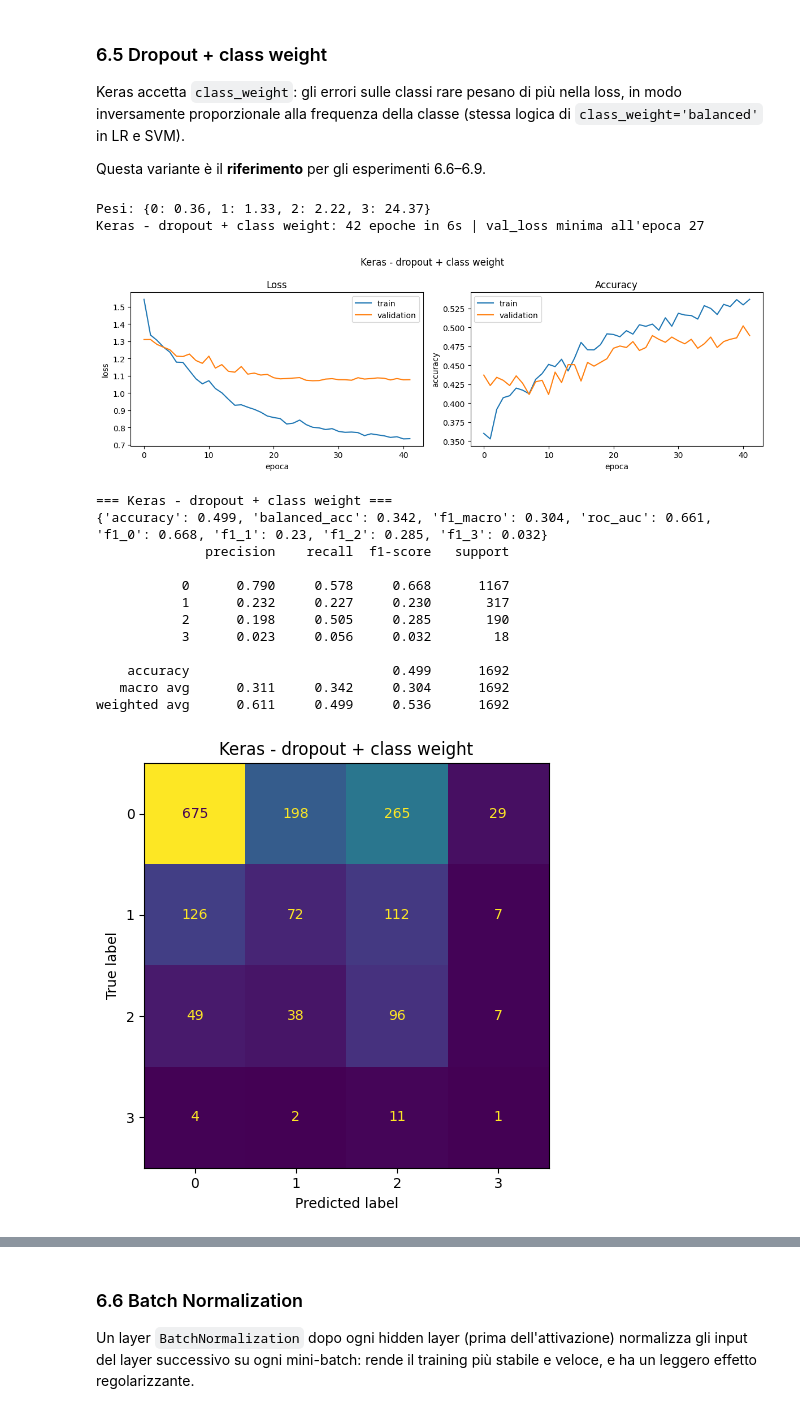
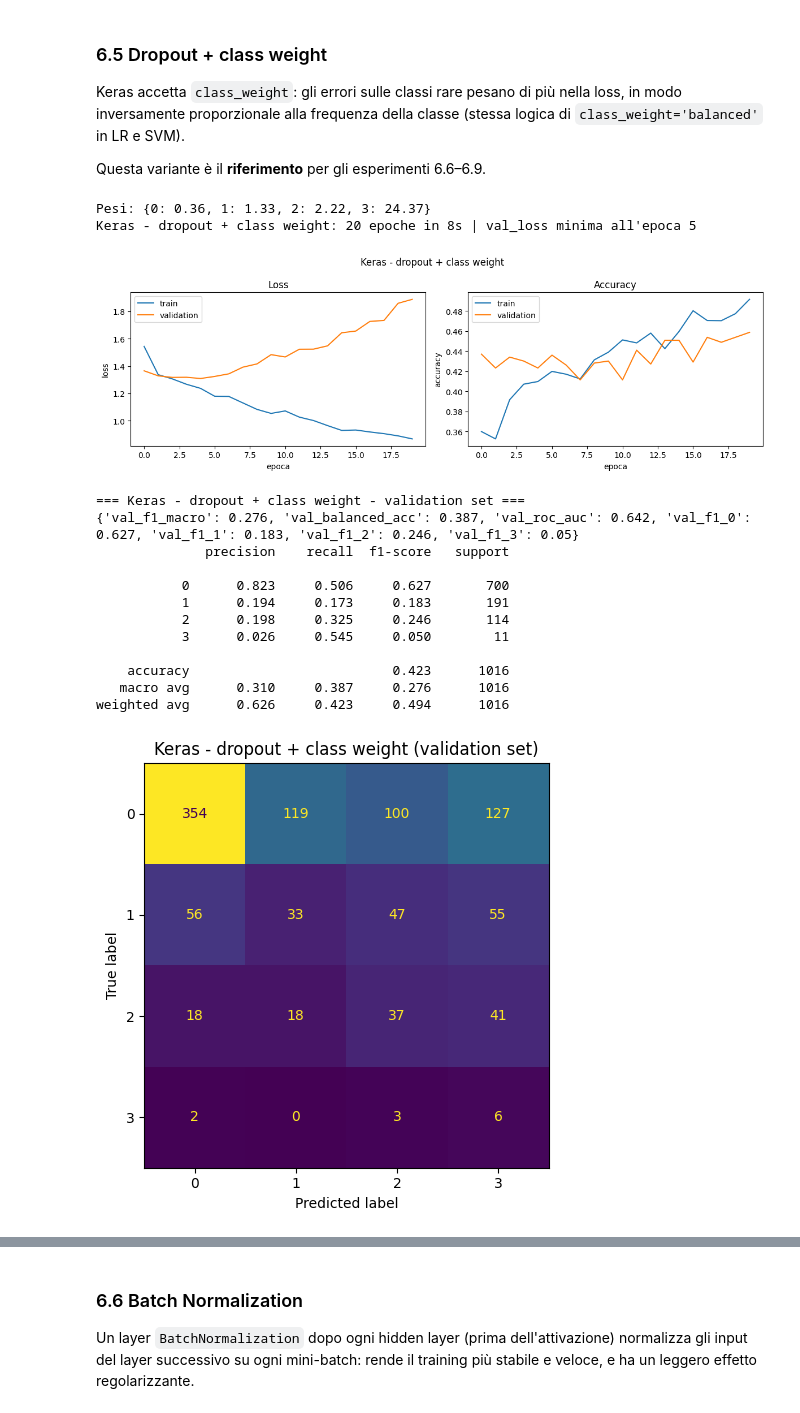
Before and after one commit to pietrogagliardi733/DATA-MINING-2-, a Jupyter notebook: ADVANCED CLASSIFICATION/NEURAL_NETWORK.ipynb, the cells around one changed output, grey strips where cells are left out. Drawn from its saved outputs; the diff is of its cells as text; code cells hidden in the pictures.

```diff
--- a/ADVANCED CLASSIFICATION/NEURAL_NETWORK.ipynb
+++ b/ADVANCED CLASSIFICATION/NEURAL_NETWORK.ipynb
@@ -148,8 +148,9 @@ def valuta(nome, modello, stampa=True):
     return valuta_prob(nome, y_pred, y_prob, stampa=stampa)
 
 
-def plot_confusion(y_pred, titolo):
-    ConfusionMatrixDisplay.from_predictions(y_test, y_pred, labels=CLASSI, colorbar=False)
+def plot_confusion(y_pred, titolo, y_true=None):
+    y_true = y_test if y_true is None else y_true
+    ConfusionMatrixDisplay.from_predictions(y_true, y_pred, labels=CLASSI, colorbar=False)
     plt.title(titolo); plt.tight_layout(); plt.show()
 
 
@@ -426,19 +438,46 @@ def build_model(**kwargs):
     return make_net(n_features, n_classes, **kwargs)
 
 
+risultati_val = []   # metriche sul validation set: servono a confrontare le varianti (sezioni 6 e 7)
+
 def train_and_eval(nome, model, callbacks=None, class_weight=None, epochs=EPOCHS):
+    # In Keras class_weight pesa solo la loss di training. Per far misurare alla val_loss lo stesso
+    # obiettivo (early stopping e ReduceLROnPlateau la usano), alla validazione si passano gli stessi
+    # pesi come sample_weight.
+    if class_weight is not None:
+        w_val = y_val.map(class_weight).values.astype('float32')
+        val_data = (X_val_p, y_val, w_val)
+    else:
+        val_data = (X_val_p, y_val)
+
     t0 = time.time()
-    hist = model.fit(X_tr_p, y_tr, validation_data=(X_val_p, y_val),
+    hist = model.fit(X_tr_p, y_tr, validation_data=val_data,
                      epochs=epochs, batch_size=BATCH_SIZE, callbacks=callbacks,
                      class_weight=class_weight, verbose=0)
     n_ep = len(hist.history['loss'])
     best_ep = int(np.argmin(hist.history['val_loss'])) + 1
     print(f'{nome}: {n_ep} epoche in {time.time() - t0:.0f}s | val_loss minima all\'epoca {best_ep}')
     plot_history(hist, nome)
+
+    # Valutazione sul VALIDATION set (usata per i confronti e le scelte delle sezioni 6-7)
+    p_val = model.predict(X_val_p, verbose=0)
+    yv_pred = p_val.argmax(axis=1)
+    res_val = {'modello': nome,
+               'val_f1_macro': f1_score(y_val, yv_pred, average='macro'),
+               'val_balanced_acc': balanced_accuracy_score(y_val, yv_pred),
+               'val_roc_auc': roc_auc_score(y_val, p_val, multi_class='ovr', average='macro'),
+               'epoche': n_ep, 'epoca_migliore': best_ep}
+    for k, v in zip(CLASSI, f1_score(y_val, yv_pred, average=None, labels=CLASSI, zero_division=0)):
+        res_val[f'val_f1_{k}'] = v
+    risultati_val.append(res_val)
+    print(f'=== {nome} - validation set ===')
+    print({k: round(float(v), 3) for k, v in res_val.items() if k not in ('modello', 'epoche', 'epoca_migliore')})
+    print(classification_report(y_val, yv_pred, digits=3, zero_division=0))
+
+    # Valutazione sul TEST set: salvata in silenzio, viene mostrata solo nel confronto finale (sezione 9)
     y_prob = model.predict(X_te_p, verbose=0)
-    y_pred = y_prob.argmax(axis=1)
-    risultati.append(valuta_prob(nome, y_pred, y_prob))
-    return model, hist, y_pred, y_prob
+    risultati.append(valuta_prob(nome, y_prob.argmax(axis=1), y_prob, stampa=False))
+    return model, hist, yv_pred, p_val
 
 def early_stop():
     # min_delta: miglioramenti della val_loss inferiori a 1e-4 non contano come miglioramenti
@@ -589,27 +628,27 @@ Questa variante è il **riferimento** per gli esperimenti 6.6–6.9.
 # %%
 pesi = compute_class_weight('balanced', classes=np.array(CLASSI), y=y_tr)
 class_weight = dict(zip(CLASSI, pesi))
 print('Pesi:', {k: round(float(v), 2) for k, v in class_weight.items()})
 
 keras.utils.set_random_seed(RANDOM_STATE)
 m_cw, h_cw, y_pred_cw, y_prob_cw = train_and_eval(
     'Keras - dropout + class weight', build_model(dropout=DROPOUT),
     callbacks=[early_stop()], class_weight=class_weight)
-plot_confusion(y_pred_cw, 'Keras - dropout + class weight')
+plot_confusion(y_pred_cw, 'Keras - dropout + class weight (validation set)', y_true=y_val)
 # %% [output]
 Pesi: {0: 0.36, 1: 1.33, 2: 2.22, 3: 24.37}
-Keras - dropout + class weight: 42 epoche in 6s | val_loss minima all'epoca 27
+Keras - dropout + class weight: 20 epoche in 8s | val_loss minima all'epoca 5
-[figure, old version]
+[figure, new version]
-=== Keras - dropout + class weight ===
-{'accuracy': 0.499, 'balanced_acc': 0.342, 'f1_macro': 0.304, 'roc_auc': 0.661, 'f1_0': 0.668, 'f1_1': 0.23, 'f1_2': 0.285, 'f1_3': 0.032}
+=== Keras - dropout + class weight - validation set ===
+{'val_f1_macro': 0.276, 'val_balanced_acc': 0.387, 'val_roc_auc': 0.642, 'val_f1_0': 0.627, 'val_f1_1': 0.183, 'val_f1_2': 0.246, 'val_f1_3': 0.05}
               precision    recall  f1-score   support
 
-           0      0.790     0.578     0.668      1167
-           1      0.232     0.227     0.230       317
-           2      0.198     0.505     0.285       190
-           3      0.023     0.056     0.032        18
+           0      0.823     0.506     0.627       700
+           1      0.194     0.173     0.183       191
+           2      0.198     0.325     0.246       114
+           3      0.026     0.545     0.050        11
 
-    accuracy                          0.499      1692
-   macro avg      0.311     0.342     0.304      1692
-weighted avg      0.611     0.499     0.536      1692
+    accuracy                          0.423      1016
+   macro avg      0.310     0.387     0.276      1016
+weighted avg      0.626     0.423     0.494      1016
-[figure, old version]
+[figure, new version]
```
Also changed, not shown: parts of 41 cells of this notebook, 1 other file.
